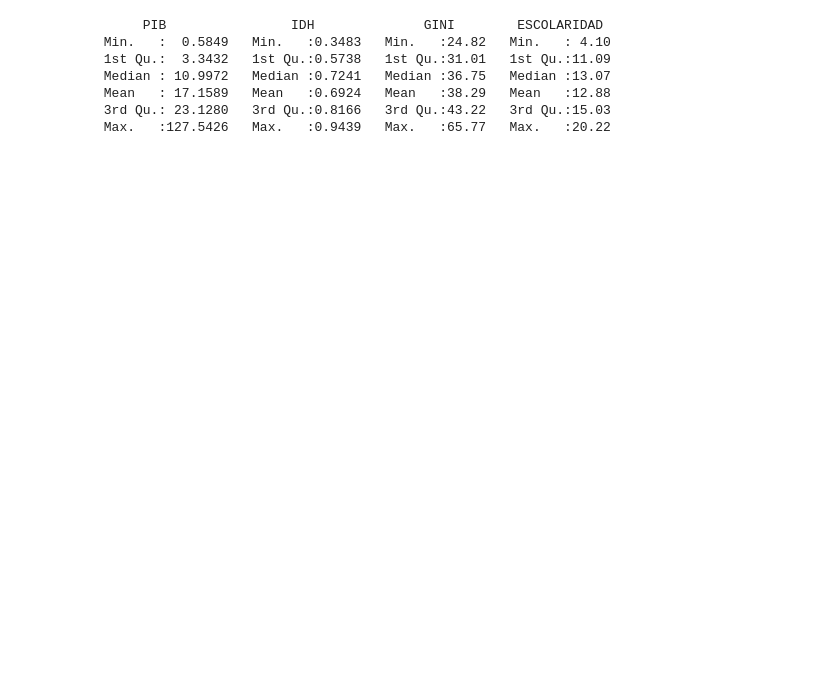
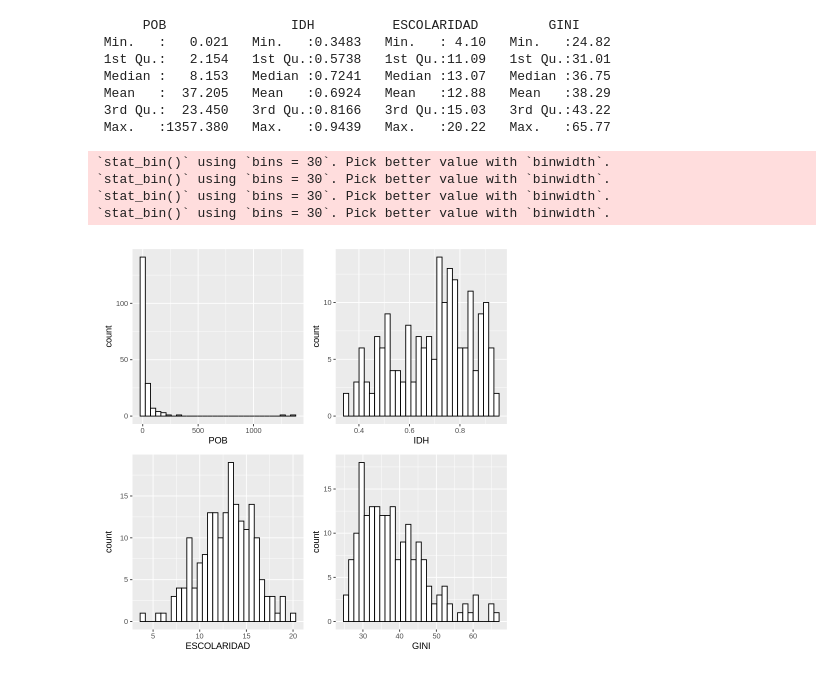
Before and after one commit to Maxhzrz/Tarea_diplomado, a Jupyter notebook: Evaluacion_1_mineria_de_datos_uc_r&m.ipynb, the cells around one changed output. Cells and saved outputs as stored; diff of their text form; code cells hidden in the pictures; blank space fills up the shorter version.

```diff
--- a/Evaluacion_1_mineria_de_datos_uc_r&m.ipynb
+++ b/Evaluacion_1_mineria_de_datos_uc_r&m.ipynb
@@ -18,14 +56,31 @@ A data.frame: 6 × 30
 # %%
-# Se elige PIB, IDH, ESCOLARIDAD, Coef de GINI (Indice de desigualdad)
-summary(paises[c("PIB", "IDH","GINI","ESCOLARIDAD")])
+# Se elige POB, IDH, ESCOLARIDAD, Coef de GINI (Indice de desigualdad)
+
+summary(paises[c("POB","IDH","ESCOLARIDAD","GINI")])
 # %% [output]
-      PIB                IDH              GINI        ESCOLARIDAD
- Min.   :  0.5849   Min.   :0.3483   Min.   :24.82   Min.   : 4.10
- 1st Qu.:  3.3432   1st Qu.:0.5738   1st Qu.:31.01   1st Qu.:11.09
- Median : 10.9972   Median :0.7241   Median :36.75   Median :13.07
- Mean   : 17.1589   Mean   :0.6924   Mean   :38.29   Mean   :12.88
- 3rd Qu.: 23.1280   3rd Qu.:0.8166   3rd Qu.:43.22   3rd Qu.:15.03
- Max.   :127.5426   Max.   :0.9439   Max.   :65.77   Max.   :20.22
+      POB                IDH          ESCOLARIDAD         GINI
+ Min.   :   0.021   Min.   :0.3483   Min.   : 4.10   Min.   :24.82
+ 1st Qu.:   2.154   1st Qu.:0.5738   1st Qu.:11.09   1st Qu.:31.01
+ Median :   8.153   Median :0.7241   Median :13.07   Median :36.75
+ Mean   :  37.205   Mean   :0.6924   Mean   :12.88   Mean   :38.29
+ 3rd Qu.:  23.450   3rd Qu.:0.8166   3rd Qu.:15.03   3rd Qu.:43.22
+ Max.   :1357.380   Max.   :0.9439   Max.   :20.22   Max.   :65.77
+# %%
+h1<- ggplot(paises, aes(x=POB)) +
+  geom_histogram(color="black", fill="white")
+h2<- ggplot(paises, aes(x=IDH)) +
+  geom_histogram(color="black", fill="white")
+h3<- ggplot(paises, aes(x=ESCOLARIDAD)) +
+  geom_histogram(color="black", fill="white")
+h4<- ggplot(paises, aes(x=GINI)) +
+  geom_histogram(color="black", fill="white")
+  h1+h2+h3+h4
+# %% [output]
+`stat_bin()` using `bins = 30`. Pick better value with `binwidth`.
+`stat_bin()` using `bins = 30`. Pick better value with `binwidth`.
+`stat_bin()` using `bins = 30`. Pick better value with `binwidth`.
+`stat_bin()` using `bins = 30`. Pick better value with `binwidth`.
+[figure, added]
 # %%
 # PIB
 
```
Also changed, not shown: parts of 11 cells of this notebook.
